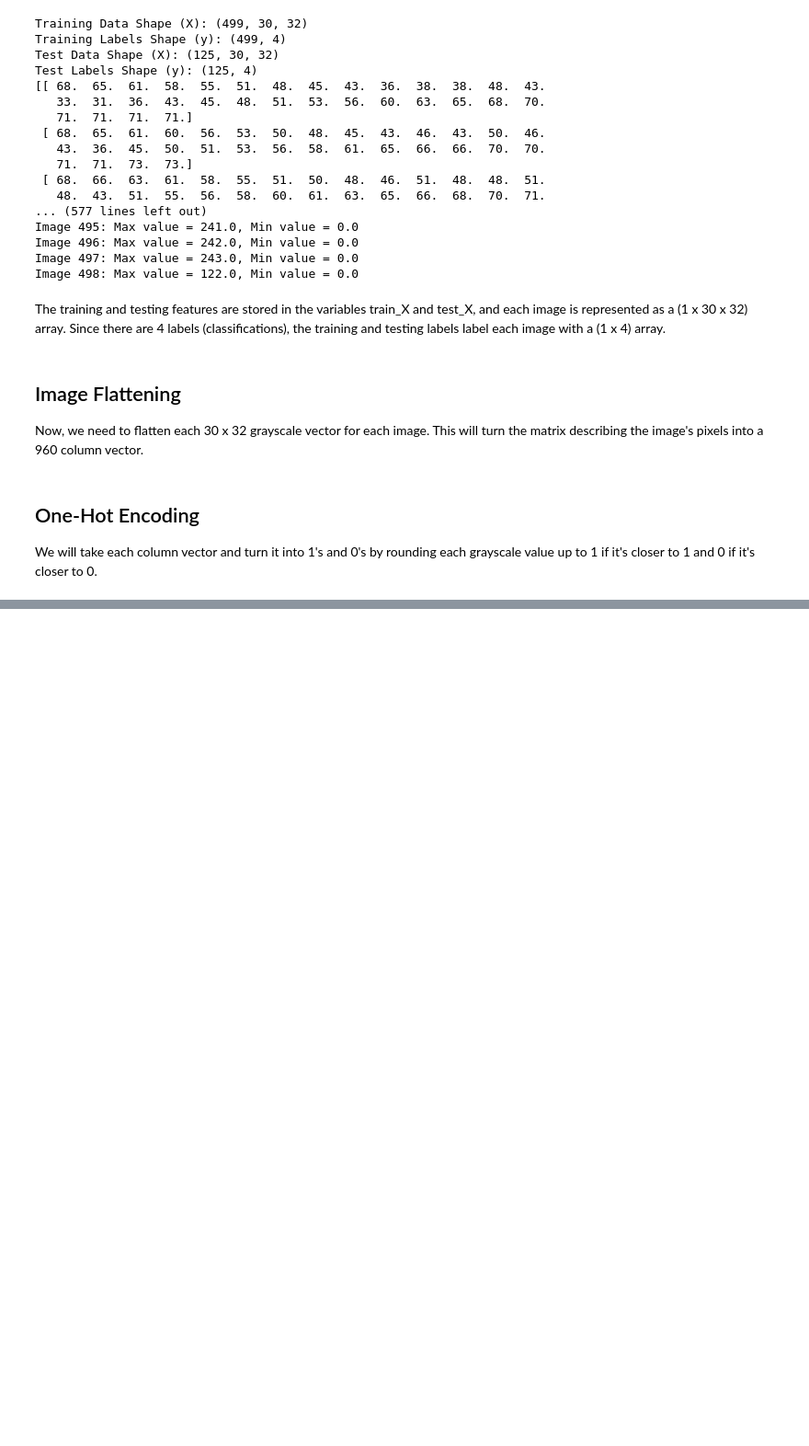
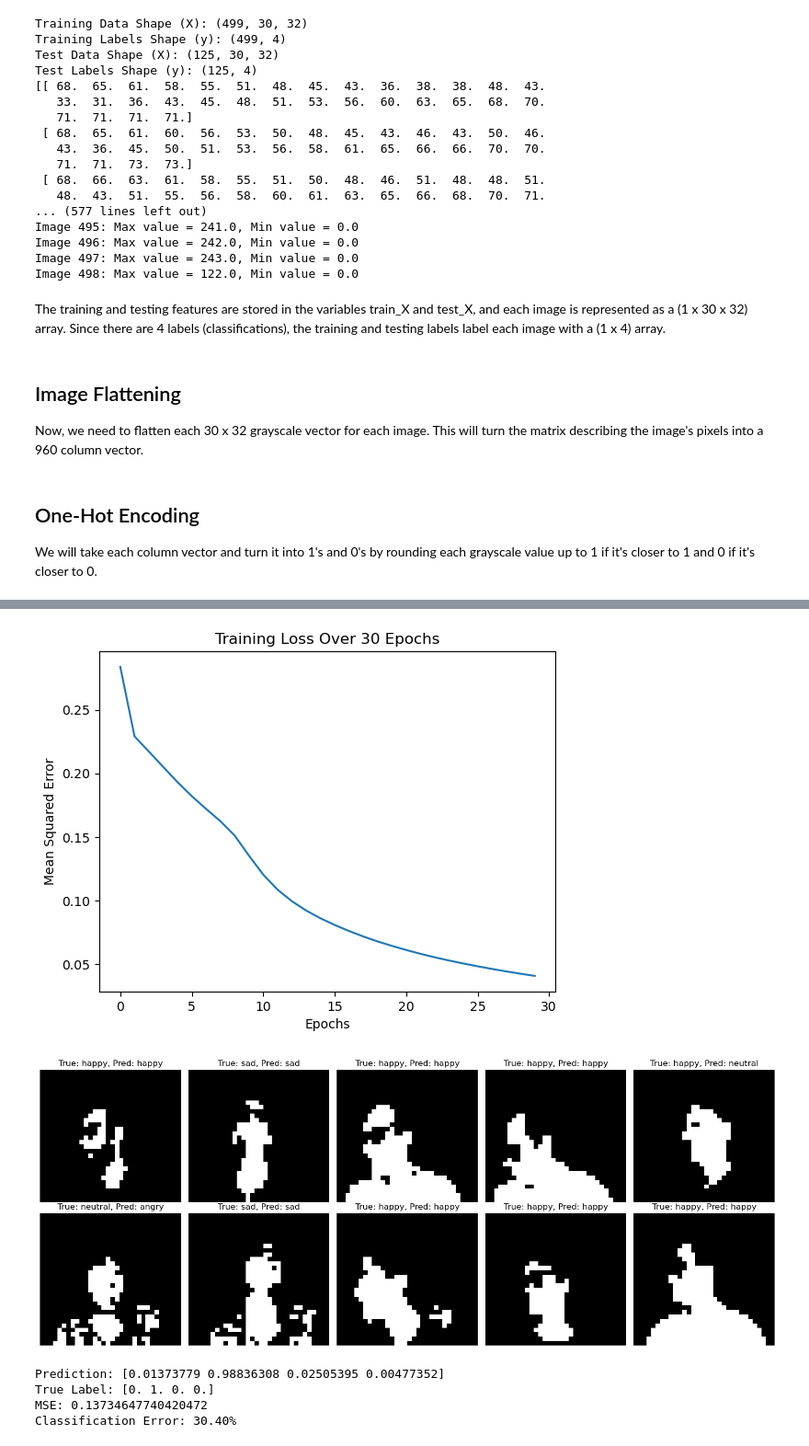
Before and after one commit to Becxster/INDE-577, a Jupyter notebook: Supervised Learning/Neural Networks/neural_networks.ipynb, the cells around one changed output, grey strips where cells are left out. Shown at 92% size. Cells and saved outputs as stored; diff of their text form; code cells hidden in the pictures; blank space fills up the shorter version.

```diff
--- a/Supervised Learning/Neural Networks/neural_networks.ipynb
+++ b/Supervised Learning/Neural Networks/neural_networks.ipynb
@@ -284,0 +619,13 @@ ValueError: invalid literal for int() with base 10: 'steffi'
+# %%
+# Function to calculate classification error
+def classification_error(y_true, y_pred):
+    true_labels = np.argmax(y_true, axis=1)
+    predicted_labels = np.argmax(y_pred, axis=1)
+    error = np.mean(true_labels != predicted_labels)
+    return error
+
+# Calculate the classification error on the test set
+test_predictions = np.array([nn.forward(x.reshape(-1, 1)).flatten() for x in test_X])
+error = classification_error(test_y, test_predictions)
+
+print(f"Classification Error: {error * 100:.2f}%")
@@ -284,0 +638,58 @@ ValueError: invalid literal for int() with base 10: 'steffi'
+# %%
+# Initialize a new instance of the NeuralNetwork class
+nn2 = NeuralNetwork(input_size=960, hidden_sizes=[100, 100], output_size=4)
+
+# Train the neural network for 10 epochs
+nn2.train(train_X, train_y, epochs=30, lr=0.01)
+
+# Visualize the training loss over epochs
+plt.plot(nn2.errors)
+plt.xlabel('Epochs')
+plt.ylabel('Mean Squared Error')
+plt.title('Training Loss Over 30 Epochs')
+plt.show()
+
+# Select a random item from the test set
+random_index = random.randint(0, len(test_X) - 1)
+random_input = test_X[random_index].reshape(-1, 1)
+random_label = test_y[random_index].reshape(-1, 1)
+
+# Make a prediction
+random_prediction = nn2.forward(random_input)
+
+# Calculate the MSE
+prediction_mse = nn2.mse(random_label, random_prediction)
+
+# Visualize 10 random items from the test set
+fig, axes = plt.subplots(2, 5, figsize=(15, 6))
+axes = axes.flatten()
+
+for ax in axes:
+    random_index = random.randint(0, len(test_X) - 1)
+    random_input = test_X[random_index].reshape(-1, 1)
+    random_label = test_y[random_index].reshape(-1, 1)
+    random_prediction = nn2.forward(random_input)
+
+    true_label = np.argmax(random_label)
+    predicted_label = np.argmax(random_prediction)
+
+    true_label_str = encoder_expression.inverse_transform([true_label])[0]
+    predicted_label_str = encoder_expression.inverse_transform([predicted_label])[0]
+
+    ax.imshow(random_input.reshape(HEIGHT, WIDTH), cmap='gray')
+    ax.set_title(f"True: {true_label_str}, Pred: {predicted_label_str}")
+    ax.axis('off')
+
+plt.tight_layout()
+plt.show()
+
+print(f"Prediction: {random_prediction.flatten()}")
+print(f"True Label: {random_label.flatten()}")
+print(f"MSE: {prediction_mse}")
+
+# Calculate the classification error on the test set
+test_predictions = np.array([nn2.forward(x.reshape(-1, 1)).flatten() for x in test_X])
+error = classification_error(test_y, test_predictions)
+
+print(f"Classification Error: {error * 100:.2f}%")
+# %% [output]
@@ -284,0 +699,6 @@ ValueError: invalid literal for int() with base 10: 'steffi'
+[figure, added]
+[figure, added]
+Prediction: [0.01373779 0.98836308 0.02505395 0.00477352]
+True Label: [0. 1. 0. 0.]
+MSE: 0.13734647740420472
+Classification Error: 30.40%
```
Also changed, not shown: parts of 18 cells of this notebook, 4 other files.
